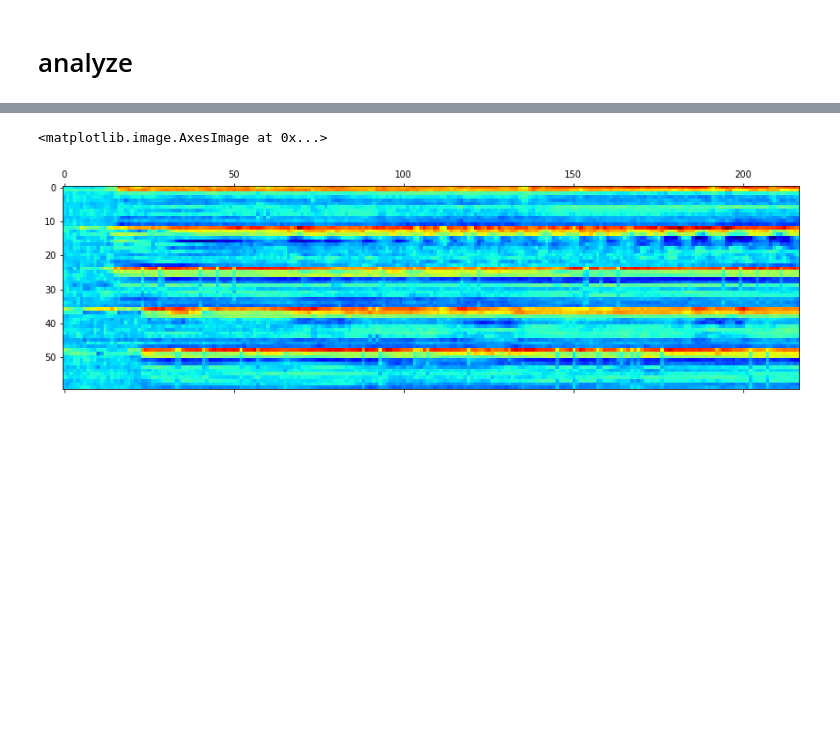
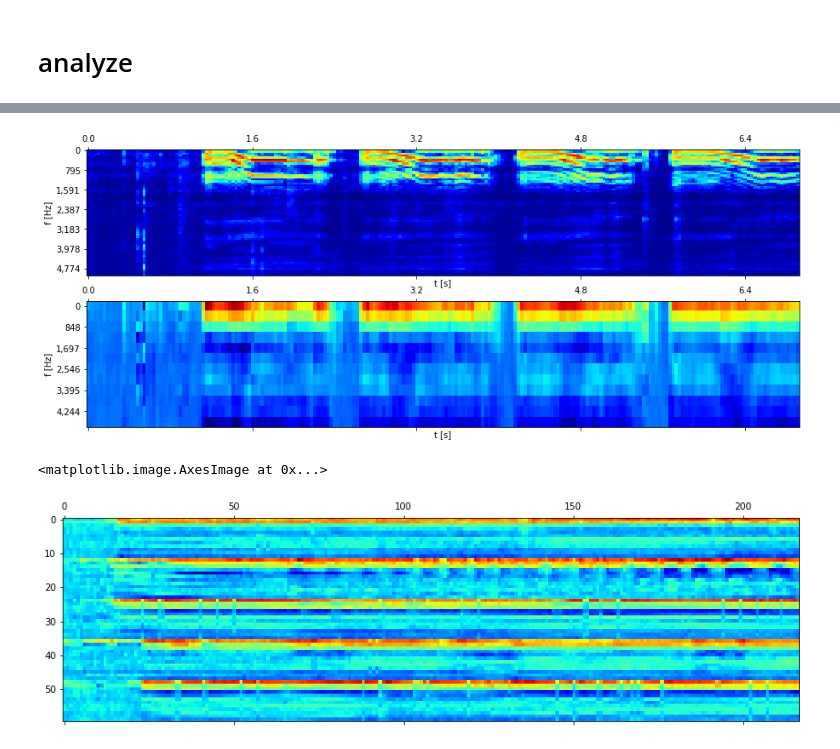
Before and after one commit to nuru-nu/moyo, a Jupyter notebook: notebooks/audio.ipynb, the cells around one changed output, grey strips where cells are left out. Cells and saved outputs as stored; diff of their text form; code cells hidden in the pictures; blank space fills up the shorter version.

```diff
--- a/notebooks/audio.ipynb
+++ b/notebooks/audio.ipynb
@@ -111,3 +138,9 @@ Updated 36/36 (100.0%)
+# %%
+plt.figure(figsize=(15, 6))
+util.plot_logmel(ab.df.loc['o_p_4', 'logmel'], ax=plt.subplot(211), aspect='auto')
+util.plot_logmel(ab.df.loc['o_p_4', 'mfccs'], ax=plt.subplot(212), aspect='auto')
+# %% [output]
+[figure, added]
 # %%
 plt.matshow(np.hstack(ab.df.loc[ab.query('what == "o"').sample(5)].mfccs.values).T, cmap='jet')
 # %% [output]
```
Also changed, not shown: parts of 33 cells of this notebook, 9 other files.
